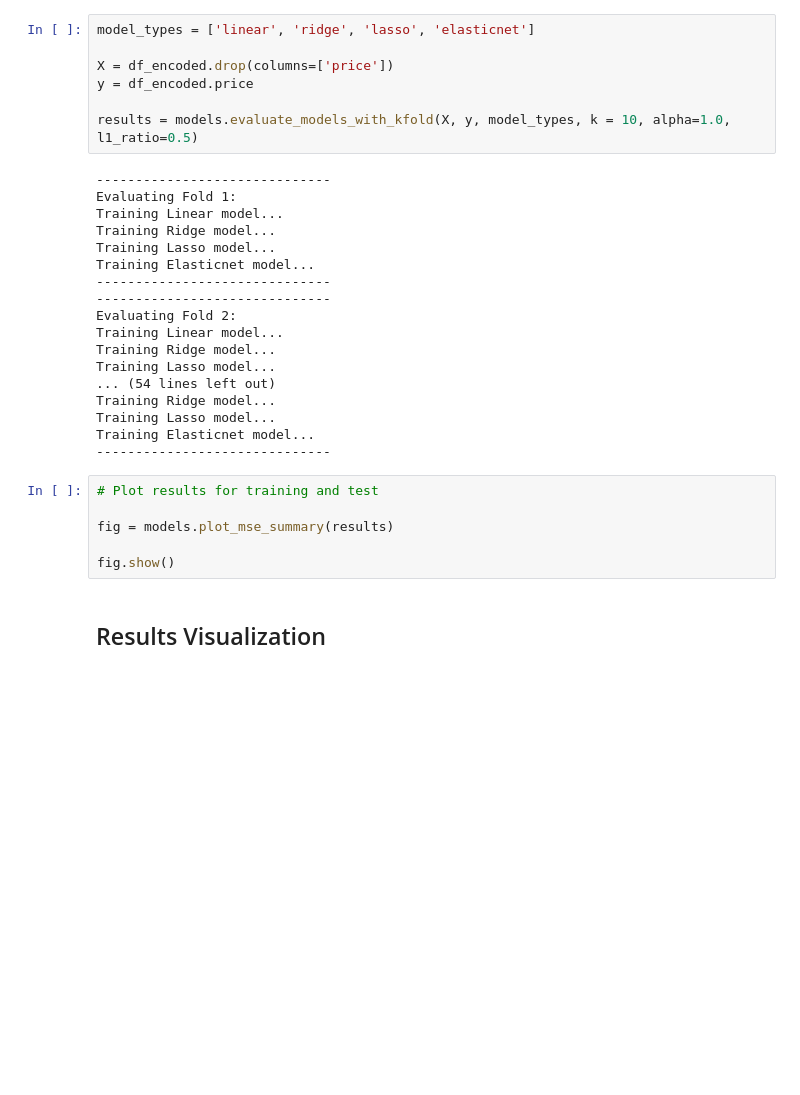
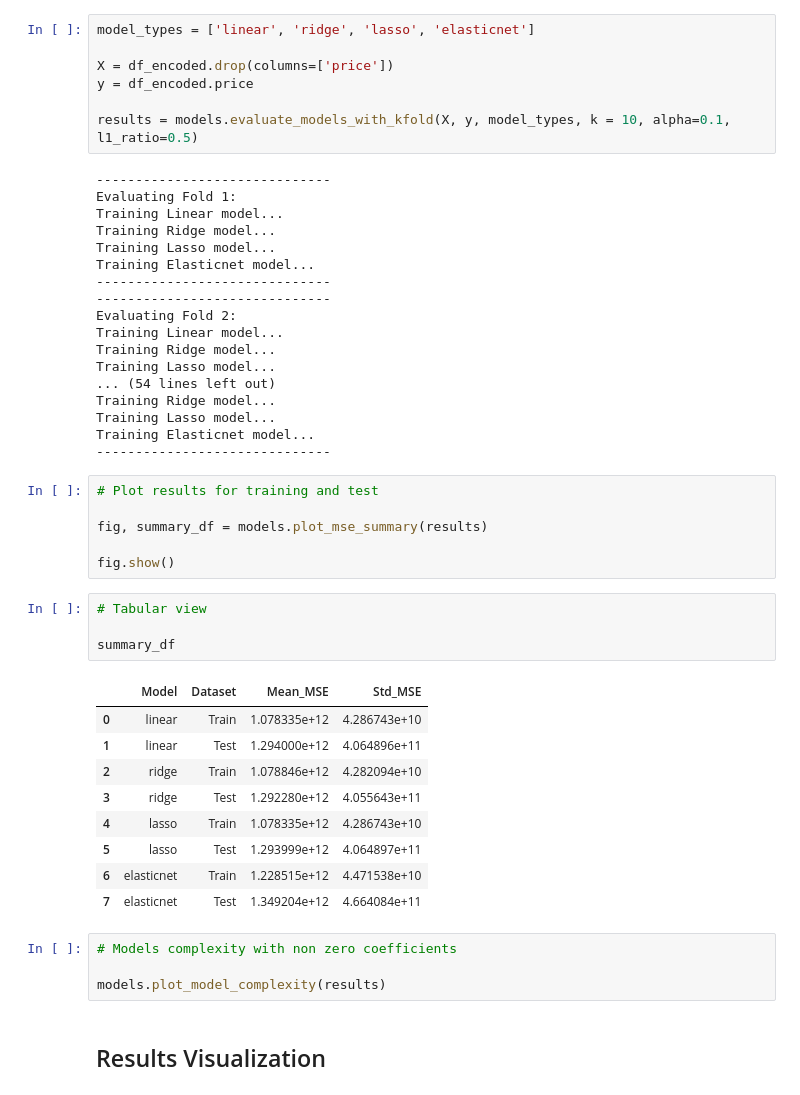
Before and after one commit to Silvano315/Prediction-model-for-a-real-estate-market, a Jupyter notebook: prediction_model.ipynb, the cells around one changed output. Drawn from its saved outputs; the diff is of its cells as text; blank space fills up the shorter version.

```diff
--- a/prediction_model.ipynb
+++ b/prediction_model.ipynb
@@ -318,7 +318,7 @@ model_types = ['linear', 'ridge', 'lasso', 'elasticnet']
 X = df_encoded.drop(columns=['price'])
 y = df_encoded.price
 
-results = models.evaluate_models_with_kfold(X, y, model_types, k = 10, alpha=1.0, l1_ratio=0.5)
+results = models.evaluate_models_with_kfold(X, y, model_types, k = 10, alpha=0.1, l1_ratio=0.5)
 # %% [output]
 ------------------------------
 Evaluating Fold 1:
@@ -340,8 +340,26 @@ Training Elasticnet model...
 # %%
 # Plot results for training and test
 
-fig = models.plot_mse_summary(results)
+fig, summary_df = models.plot_mse_summary(results)
 
 fig.show()
+# %%
+# Tabular view
+
+summary_df
+# %% [output]
+|  | Model | Dataset | Mean_MSE | Std_MSE |
+| 0 | linear | Train | 1.078335e+12 | 4.286743e+10 |
+| 1 | linear | Test | 1.294000e+12 | 4.064896e+11 |
+| 2 | ridge | Train | 1.078846e+12 | 4.282094e+10 |
+| 3 | ridge | Test | 1.292280e+12 | 4.055643e+11 |
+| 4 | lasso | Train | 1.078335e+12 | 4.286743e+10 |
+| 5 | lasso | Test | 1.293999e+12 | 4.064897e+11 |
+| 6 | elasticnet | Train | 1.228515e+12 | 4.471538e+10 |
+| 7 | elasticnet | Test | 1.349204e+12 | 4.664084e+11 |
+# %%
+# Models complexity with non zero coefficients
+
+models.plot_model_complexity(results)
 # %% [markdown]
 ## Results Visualization
```
